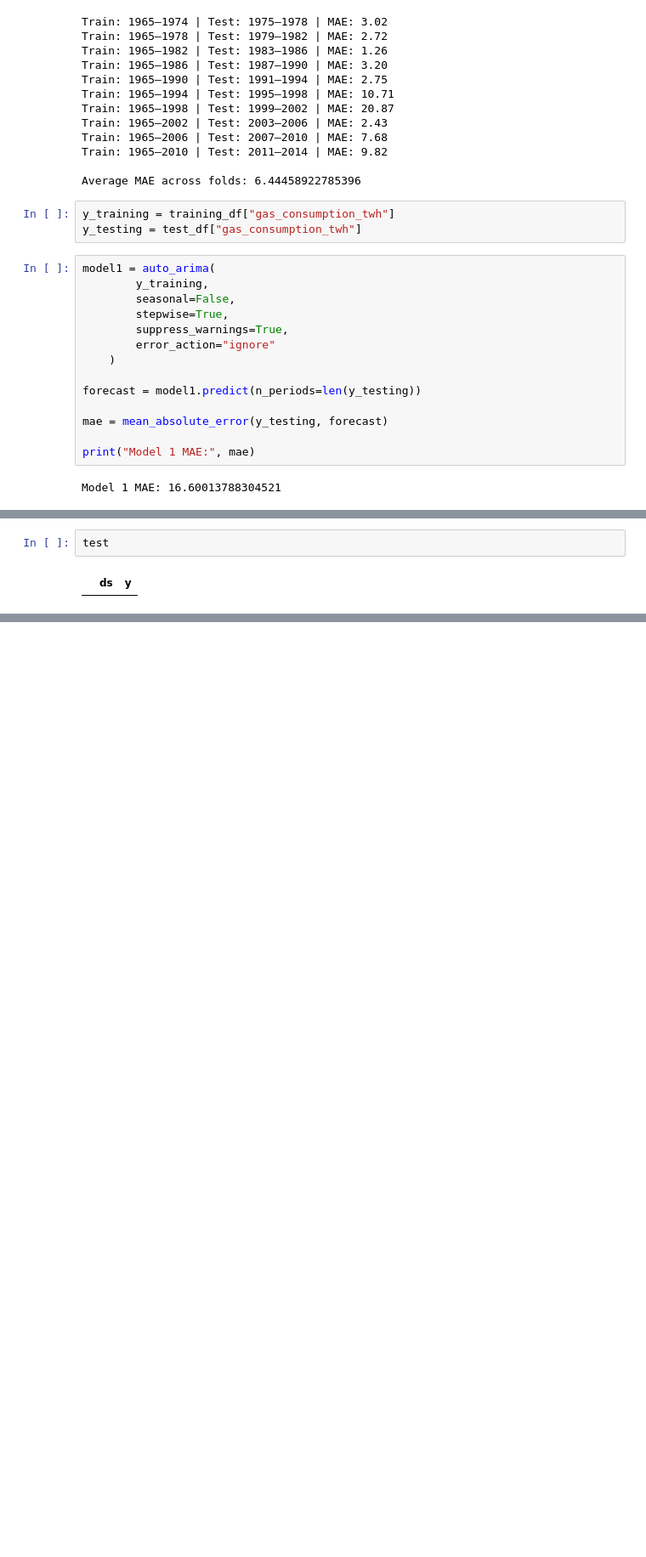
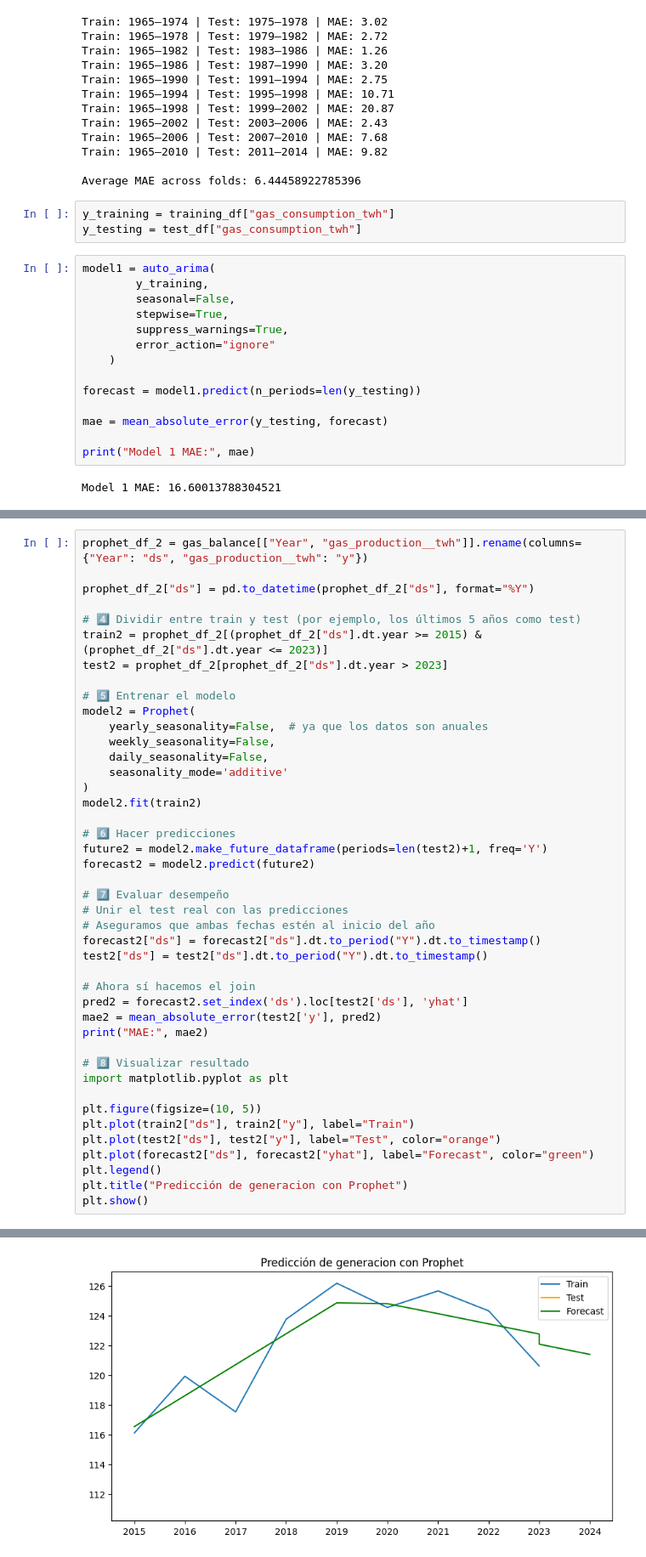
Before and after one commit to Alphalejo/Colombian_energy_balance, a Jupyter notebook: draft.ipynb, the cells around one changed output, grey strips where cells are left out. Shown at 85% size. Cells and saved outputs as stored; diff of their text form; blank space fills up the shorter version.

```diff
--- a/draft.ipynb
+++ b/draft.ipynb
@@ -234,5 +232,45 @@ MAE: 5.873387541351494
 [figure]
 # %%
-test
+prophet_df_2 = gas_balance[["Year", "gas_production__twh"]].rename(columns={"Year": "ds", "gas_production__twh": "y"})
+
+prophet_df_2["ds"] = pd.to_datetime(prophet_df_2["ds"], format="%Y")
+
+# 4️⃣ Dividir entre train y test (por ejemplo, los últimos 5 años como test)
+train2 = prophet_df_2[(prophet_df_2["ds"].dt.year >= 2015) & (prophet_df_2["ds"].dt.year <= 2023)]
+test2 = prophet_df_2[prophet_df_2["ds"].dt.year > 2023]
+
+# 5️⃣ Entrenar el modelo
+model2 = Prophet(
+    yearly_seasonality=False,  # ya que los datos son anuales
+    weekly_seasonality=False,
+    daily_seasonality=False,
+    seasonality_mode='additive'
+)
+model2.fit(train2)
+
+# 6️⃣ Hacer predicciones
+future2 = model2.make_future_dataframe(periods=len(test2)+1, freq='Y')
+forecast2 = model2.predict(future2)
+
+# 7️⃣ Evaluar desempeño
+# Unir el test real con las predicciones
+# Aseguramos que ambas fechas estén al inicio del año
+forecast2["ds"] = forecast2["ds"].dt.to_period("Y").dt.to_timestamp()
+test2["ds"] = test2["ds"].dt.to_period("Y").dt.to_timestamp()
+
+# Ahora sí hacemos el join
+pred2 = forecast2.set_index('ds').loc[test2['ds'], 'yhat']
+mae2 = mean_absolute_error(test2['y'], pred2)
+print("MAE:", mae2)
+
+# 8️⃣ Visualizar resultado
+import matplotlib.pyplot as plt
+
+plt.figure(figsize=(10, 5))
+plt.plot(train2["ds"], train2["y"], label="Train")
+plt.plot(test2["ds"], test2["y"], label="Test", color="orange")
+plt.plot(forecast2["ds"], forecast2["yhat"], label="Forecast", color="green")
+plt.legend()
+plt.title("Predicción de generacion con Prophet")
+plt.show()
 # %% [output]
-|  | ds | y |
@@ -238,0 +285 @@ test
+[figure, added]
```
Also changed, not shown: parts of 8 cells of this notebook, 1 other file.
